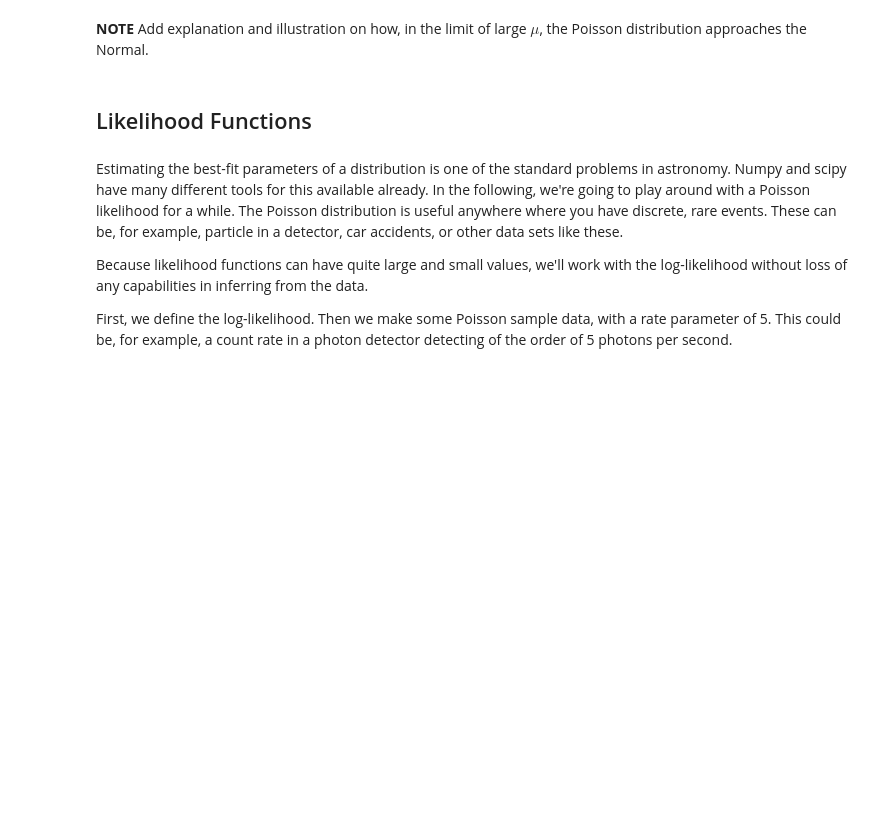
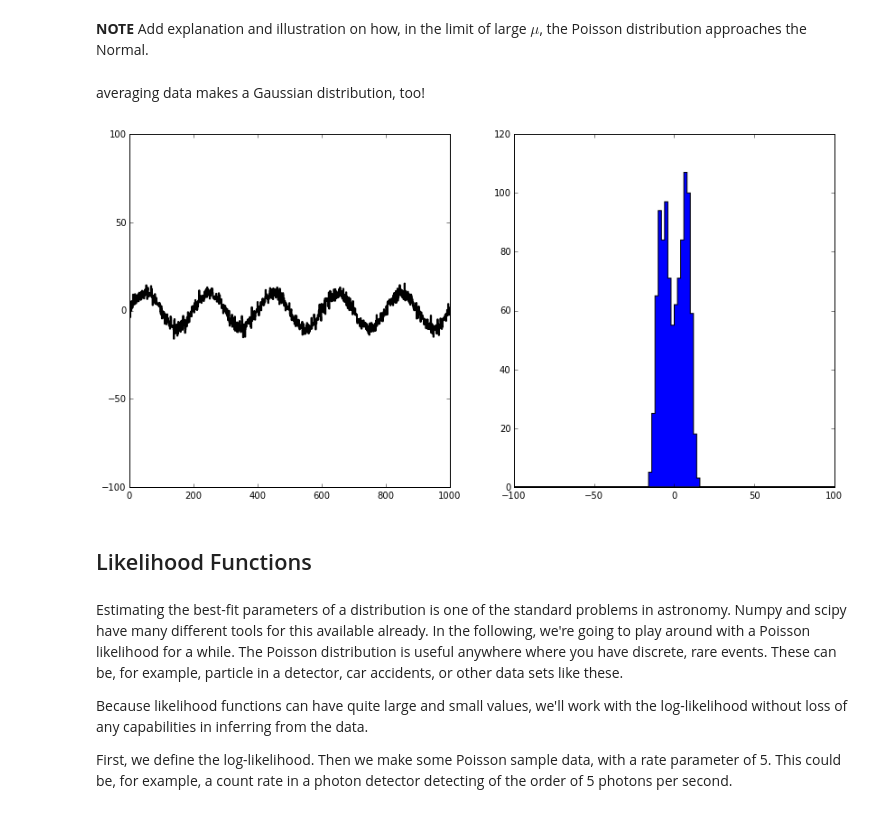
Before and after one commit to dhuppenkothen/ClassicalStatsPython, a Jupyter notebook: classicalstatsexamples.ipynb, the cells around one changed output. Drawn from its saved outputs; the diff is of its cells as text; code cells hidden in the pictures; blank space fills up the shorter version.

Commit message:
Add more examples, noise averaging, likelihood, etc.

```diff
--- a/classicalstatsexamples.ipynb
+++ b/classicalstatsexamples.ipynb
@@ -358,5 +422,50 @@ interact(poisson, m=(1,10,1));
 # %% [markdown]
 **NOTE** Add explanation and illustration on how, in the limit of large $\mu$, the Poisson distribution approaches the Normal.
+# %% [markdown]
+averaging data makes a Gaussian distribution, too!
+# %%
+x = np.linspace(0,1000, 1000)
+def sine_data(x, period, amplitude):
+    y = amplitude*np.sin(2.*np.pi*x/period)
+    return y
+
+def add_error(y, sigma):
+    yerr = np.random.normal(0, sigma, size=len(y))
+    ynew = y + yerr
+    return ynew
+
+#y = sine_data(x, 200, 10)
+#plt.plot(x,add_error(y, 30))
+
+
+def average_sims(nsims):
+    period=200
+    amplitude = 10
+    noise = 30
+
+    x = np.linspace(0,1000, 1000)
+    y = sine_data(x, period, amplitude)
+
+    yall = []
+    for n in xrange(nsims):
+        ynew = add_error(y, noise)
+
+        yall.append(ynew)
+
+    yall = np.array(yall)
+    ymean = np.mean(yall, axis=0)
+    yres = ymean-amplitude*np.sin(2.0*np.pi*x/period)
+
+    fig, (ax1, ax2) = plt.subplots(1, 2, figsize=(14,7))
+    ax1.plot(x, ymean, lw=2, color="black", linestyle='steps-mid')
+    ax1.set_ylim(-100, 100)
+    ax2.hist(ymean, bins=100, range=[-100,100], color="blue", histtype="stepfilled")
+    ax2.set_xlim(-100, 100)
+    return
+# %%
+interact(average_sims, nsims=(1,1000,1));
+# %% [output]
+[figure, added]
 # %% [markdown]
 ## Likelihood Functions
 # %% [markdown]
```
Also changed, not shown: parts of 9 cells of this notebook.
